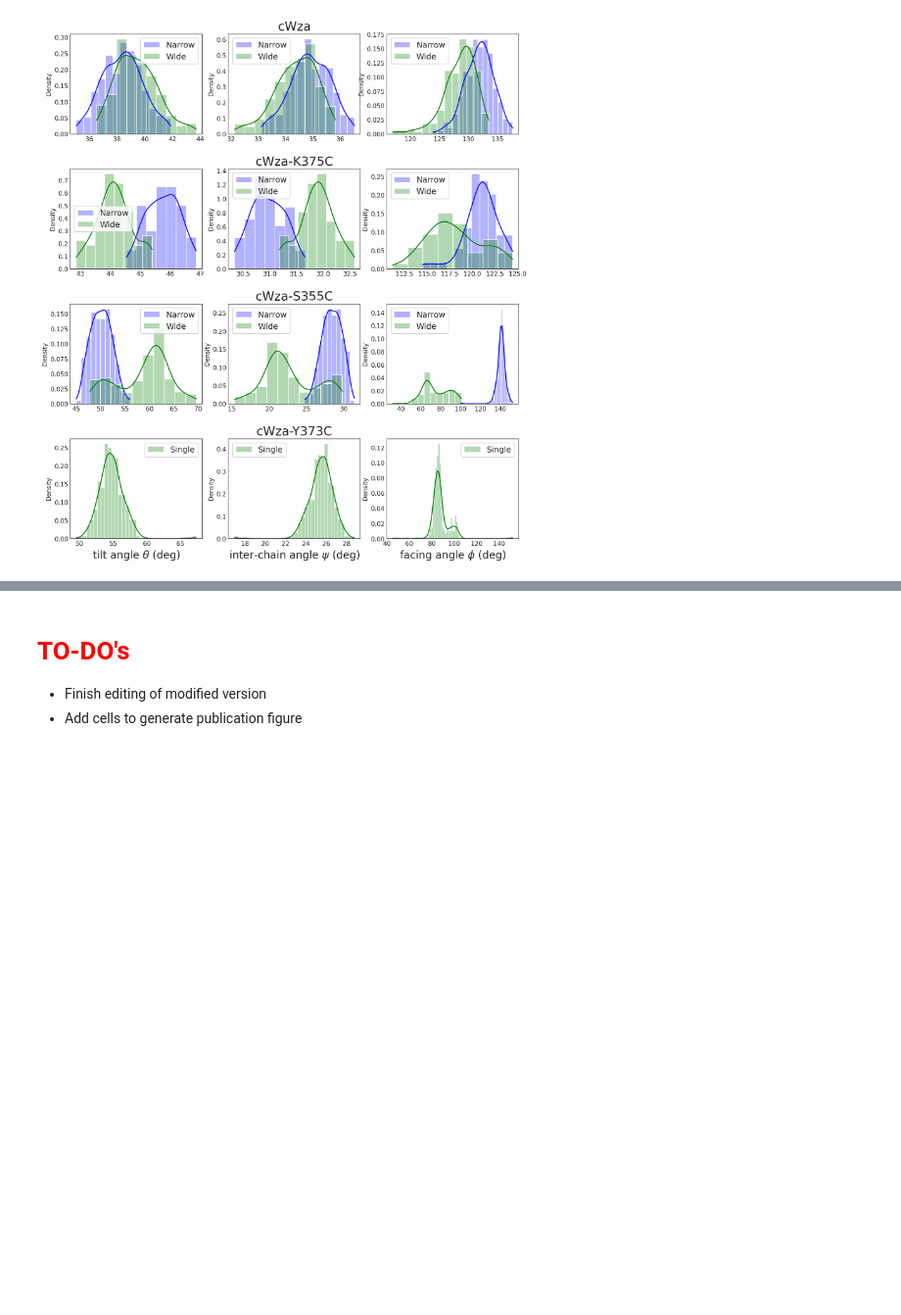
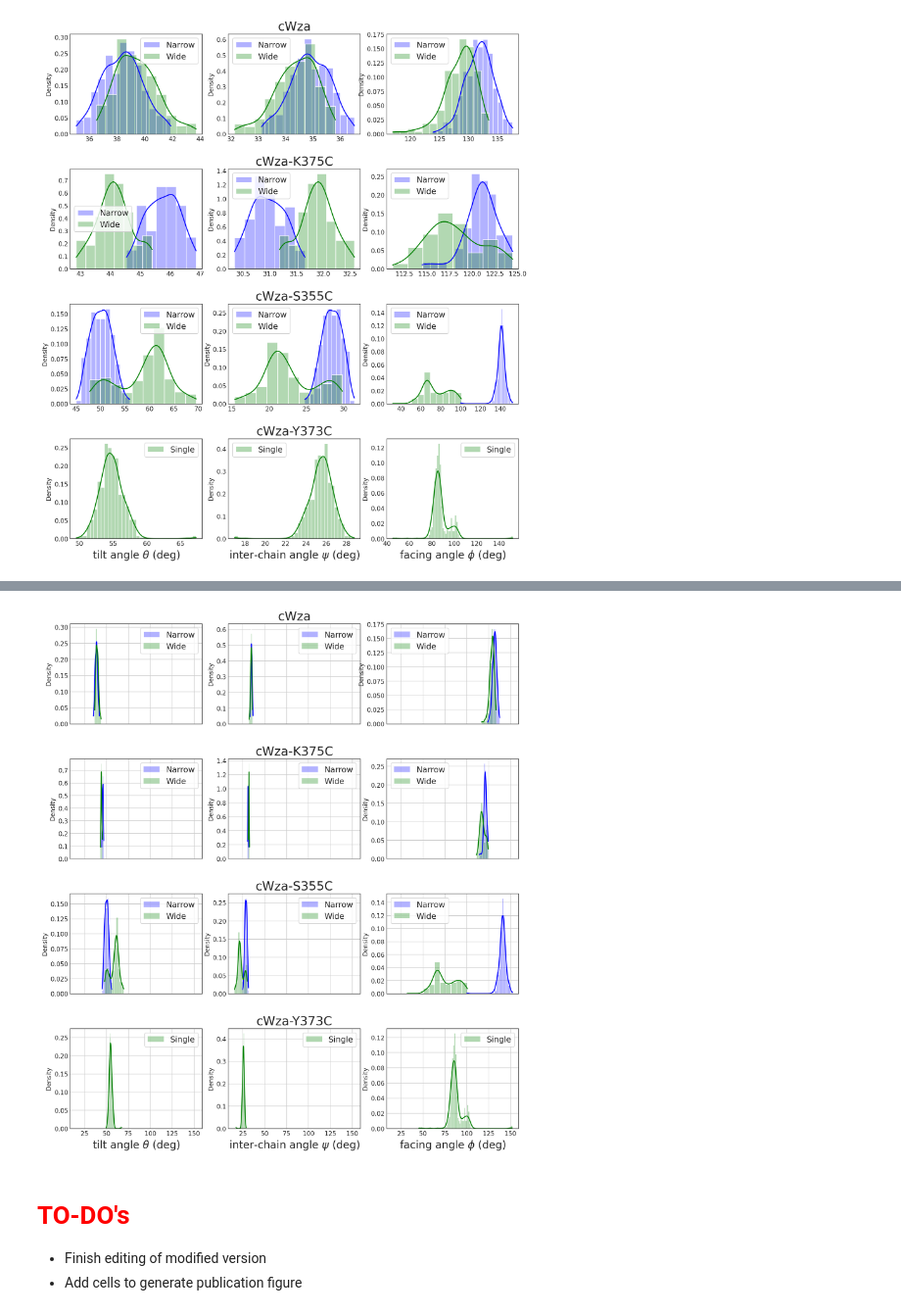
Before and after one commit to broncio123/phd-notebooks, a Jupyter notebook: Analyses/figures_nbs/figures_docking_euler_angles.ipynb, the cells around one changed output, grey strips where cells are left out. Shown at 98% size. Cells and saved outputs as stored; diff of their text form; code cells hidden in the pictures; blank space fills up the shorter version.

Commit message:
added Euler angle plots with same axes scales

```diff
--- a/Analyses/figures_nbs/figures_docking_euler_angles.ipynb
+++ b/Analyses/figures_nbs/figures_docking_euler_angles.ipynb
@@ -253,3 +257,82 @@ plt.show()
+# %%
+import seaborn as sns
+sns.set_style('white')
+
+n_mutants = len(mutant_names)
+f_hist, ax = plt.subplots(n_mutants,3,figsize=(13,15),sharex=True,dpi=200)
+
+xlabels = [
+    "tilt angle $\\theta$ (deg)",
+    "inter-chain angle $\\psi$ (deg)",
+    "facing angle $\\phi$ (deg)"
+]
+
+Colors = {
+    'cWza':{'Narrow':'blue', 'Wide':'green'},
+    'cWza-K375C':{'Narrow':'blue', 'Wide':'green'},
+    'cWza-S355C':{'Narrow':'blue', 'Wide':'green'},
+    'cWza-Y373C':{'Single':'green'}
+}
+
+Conformations = {
+    'cWza':['Narrow', 'Wide'],
+    'cWza-K375C':['Narrow', 'Wide'],
+    'cWza-S355C':['Narrow', 'Wide'],
+    'cWza-Y373C':['Single']
+}
+
+
+for i in range(len(mutant_names)):
+    mutant = mutant_names[i]
+    n_maxima = len(Filtered_IDs[mutant])
+
+    for n in range(n_maxima):
+        conformation = Conformations[mutant][n]
+
+        # tilt, interchain, facing angle lists
+        Theta = []; Psi = []; Phi = []
+
+        model_ids = Filtered_IDs[mutant][str(n)]
+        for j in range(len(model_ids)):
+            id = model_ids[j]
+            euler_angles_mean = S_mutants[mutant][id]['euler angles']
+
+            Theta.append( euler_angles_mean['tilt'] )
+            Psi.append( euler_angles_mean['interchain'] )
+            Phi.append( euler_angles_mean['facing'] )
+
+        # plot histograms according to conformation
+        color = Colors[mutant][conformation]
+        mylabel = conformation
+        alpha = 0.3 # transparency
+        sns.histplot(Theta,color=color,kde=True,stat='density',ax=ax[i,0],label=mylabel,alpha=alpha)
+        sns.histplot(Psi,color=color,kde=True,stat='density',ax=ax[i,1],label=mylabel,alpha=alpha)
+        sns.histplot(Phi,color=color,kde=True,stat='density',ax=ax[i,2],label=mylabel,alpha=alpha)
+
+        # customise plot
+        ax[i,0].tick_params(axis='both',direction='in')
+        ax[i,1].tick_params(axis='both',direction='in')
+        ax[i,2].tick_params(axis='both',direction='in')
+
+        ax[i,0].grid(True)
+        ax[i,1].grid(True)
+        ax[i,2].grid(True)
+
+    # customise plot
+    ax[i,1].set_title(mutant,fontsize=20)
+    ax[i,0].legend(loc='best',fontsize=13)
+    ax[i,1].legend(loc='best',fontsize=13)
+    ax[i,2].legend(loc='best',fontsize=13)
+
+# customise bottom labels
+for i in range(3):
+    ax[-1,i].set_xlabel(xlabels[i],fontsize=17)
+
+f_hist.subplots_adjust(hspace=0.35)
+# plt.tight_layout()
+plt.show()
+# %% [output]
+[figure, added]
 # %% [markdown]
 # <span style="color:red">TO-DO's</span>
 
```
Also changed, not shown: parts of 3 cells of this notebook.
